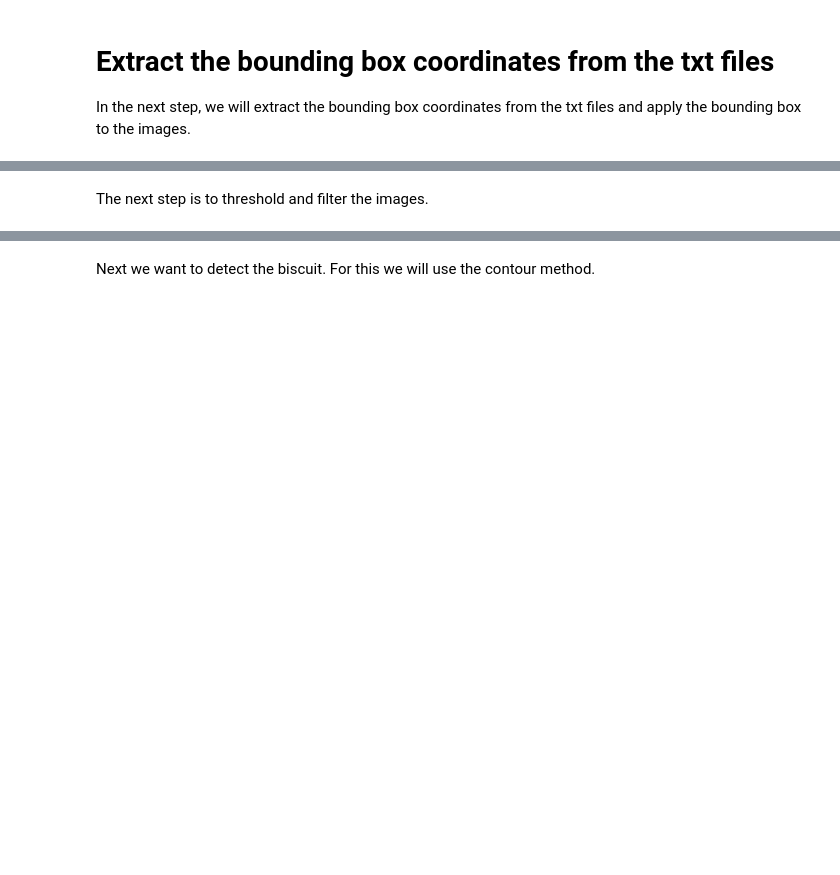
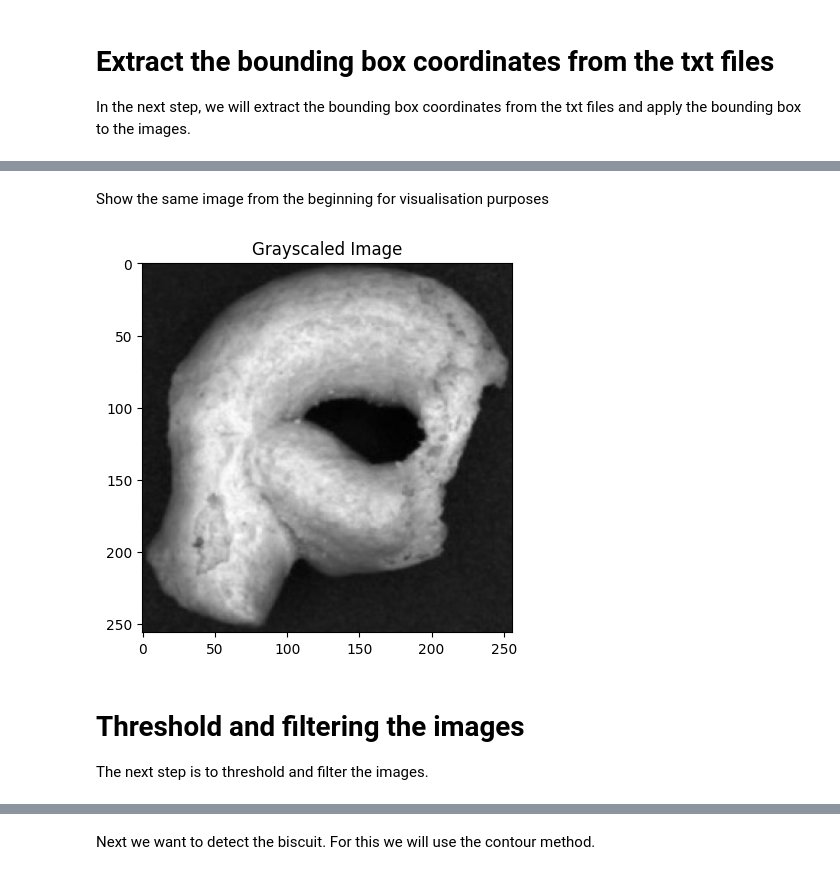
Before and after one commit to mschneider1711/MachineVision, a Jupyter notebook: Aufgabe_1/preprocessing.ipynb, the cells around one changed output, grey strips where cells are left out. Saved outputs shown, nothing was run; the diff lists cells and outputs as text; code cells hidden in the pictures; blank space fills up the shorter version.

```diff
--- a/Aufgabe_1/preprocessing.ipynb
+++ b/Aufgabe_1/preprocessing.ipynb
@@ -128,12 +132,11 @@ def to_grayscale(image_path):
     image = cv2.cvtColor(image, cv2.COLOR_BGR2GRAY)
     return image
 
-# put all images in one list
-all_images = NOK_image_paths + OK_image_paths
+# create a list to save all grayscale image paths
 all_images_grayscale = []
 
-for image_path in all_images:
-    grayscale_image_path = image_path.replace("Biscuit Dataset - Team 4", "Biscuit Dataset - Team 4 - Grayscale")
+for image_path in cropped_and_resized_images:
+    grayscale_image_path = image_path.replace("Biscuit Dataset - Team 4 - Cropped", "Biscuit Dataset - Team 4 - Cropped_Grayscale")
     if not os.path.exists(os.path.dirname(grayscale_image_path)):
         os.makedirs(os.path.dirname(grayscale_image_path))
     grayscale_image_path = grayscale_image_path.replace(".jpg", "_grayscale.jpg")
@@ -141,12 +144,19 @@ for image_path in all_images:
     cv2.imwrite(grayscale_image_path, image)
 
     all_images_grayscale.append(grayscale_image_path)
-
-
-plt.imshow(image,cmap='gray')
-plt.title("Grayscale Image")
-plt.show()
+# %% [markdown]
+Show the same image from the beginning for visualisation purposes
+# %%
+# Show the same image from the beginning for visualisation purposes
+image_path = all_images_grayscale[0]
+image = cv2.imread(image_path, cv2.IMREAD_GRAYSCALE)
+plt.imshow(image,cmap='gray')
+plt.title("Grayscaled Image")
+plt.show()
+# %% [output]
+[figure, added]
 # %% [markdown]
+# Threshold and filtering the images
 The next step is to threshold and filter the images.
 # %%
 # function to perform thresholding and 2D-Filter on an image
```
Also changed, not shown: parts of 15 cells of this notebook.
